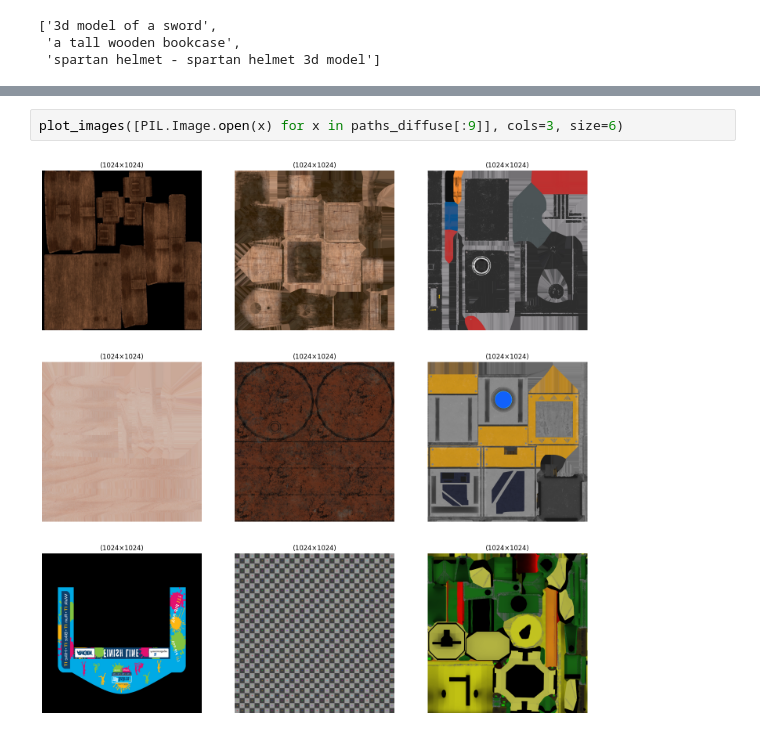
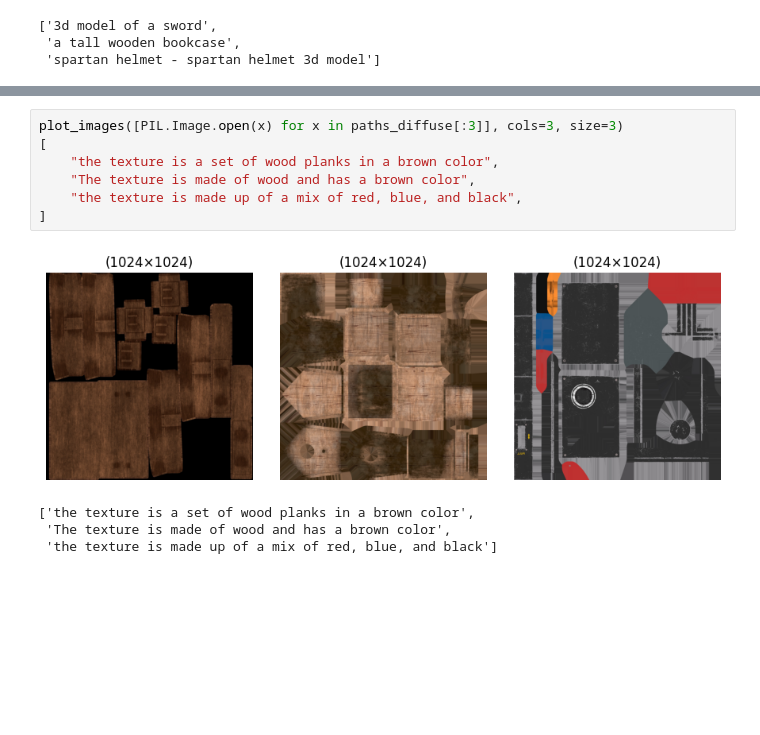
Before and after one commit to MrPio/Texture-Anything, a Jupyter notebook: 4-enhance_dataset/4.2-Preview_Captions.ipynb, the cells around one changed output, grey strips where cells are left out. Saved outputs shown, nothing was run; the diff lists cells and outputs as text; blank space fills up the shorter version.

```diff
--- a/4-enhance_dataset/4.2-Preview_Captions.ipynb
+++ b/4-enhance_dataset/4.2-Preview_Captions.ipynb
@@ -71,4 +69,12 @@ plot_images(
 # %%
-plot_images([PIL.Image.open(x) for x in paths_diffuse[:9]], cols=3, size=6)
+plot_images([PIL.Image.open(x) for x in paths_diffuse[:3]], cols=3, size=3)
+[
+    "the texture is a set of wood planks in a brown color",
+    "The texture is made of wood and has a brown color",
+    "the texture is made up of a mix of red, blue, and black",
+]
 # %% [output]
-[figure, old version]
+[figure, new version]
+['the texture is a set of wood planks in a brown color',
+ 'The texture is made of wood and has a brown color',
+ 'the texture is made up of a mix of red, blue, and black']
```
Also changed, not shown: parts of 7 cells of this notebook, 5 other files.
